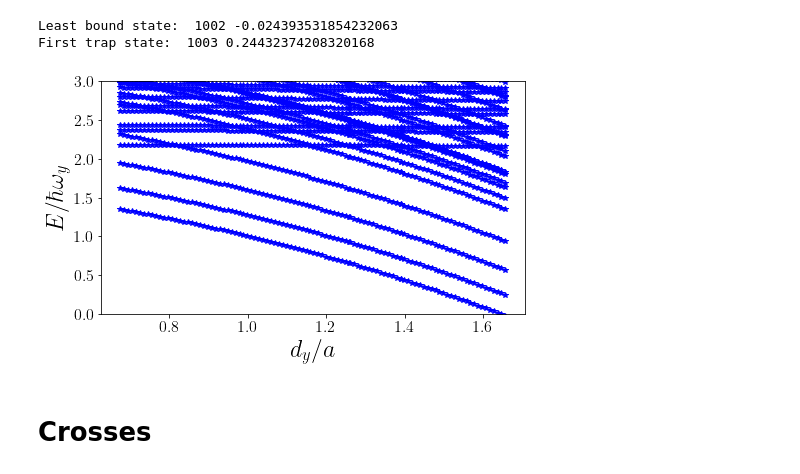
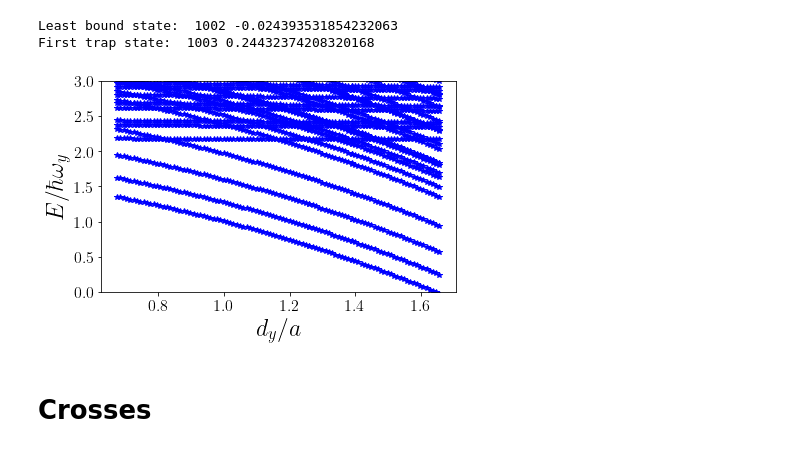
Before and after one commit to TsspGit/Ultracold_Atoms_src, a Jupyter notebook: Analysis/q1D/Energies_Analysis_6042_4993_50.ipynb, the cells around one changed output. Cells and saved outputs as stored; diff of their text form; code cells hidden in the pictures.

```diff
--- a/Analysis/q1D/Energies_Analysis_6042_4993_50.ipynb
+++ b/Analysis/q1D/Energies_Analysis_6042_4993_50.ipynb
@@ -84,17 +84,17 @@ First trap state:  1003 0.24432374208320168
 for key in dic.keys():
     dic[key] = np.sort(dic[key])
 # %%
-fig, ax = plt.subplots(figsize=aursize)
+fig, ax = plt.subplots()
 for i in range(least_bound_pos, least_bound_pos + 30):
     ax.plot(x, dic['nivel_{}'.format(i)]/wy, 'b*')
 ax.set_ylim(0, 3)
 ax.set_xlabel('$d_{y}/a$')
 ax.set_ylabel('$E/\hbar \omega_{y}$')
 plt.tight_layout()
 fig.savefig('Results/Figures/Ix6042_Iy4993_Iz50_Easc.png', dpi=200)
 plt.show()
 # %% [output]
-[figure, old version]
+[figure, new version]
 # %% [markdown]
 # Crosses
 # %%
```
Also changed, not shown: parts of 6 cells of this notebook, 15 other files.
